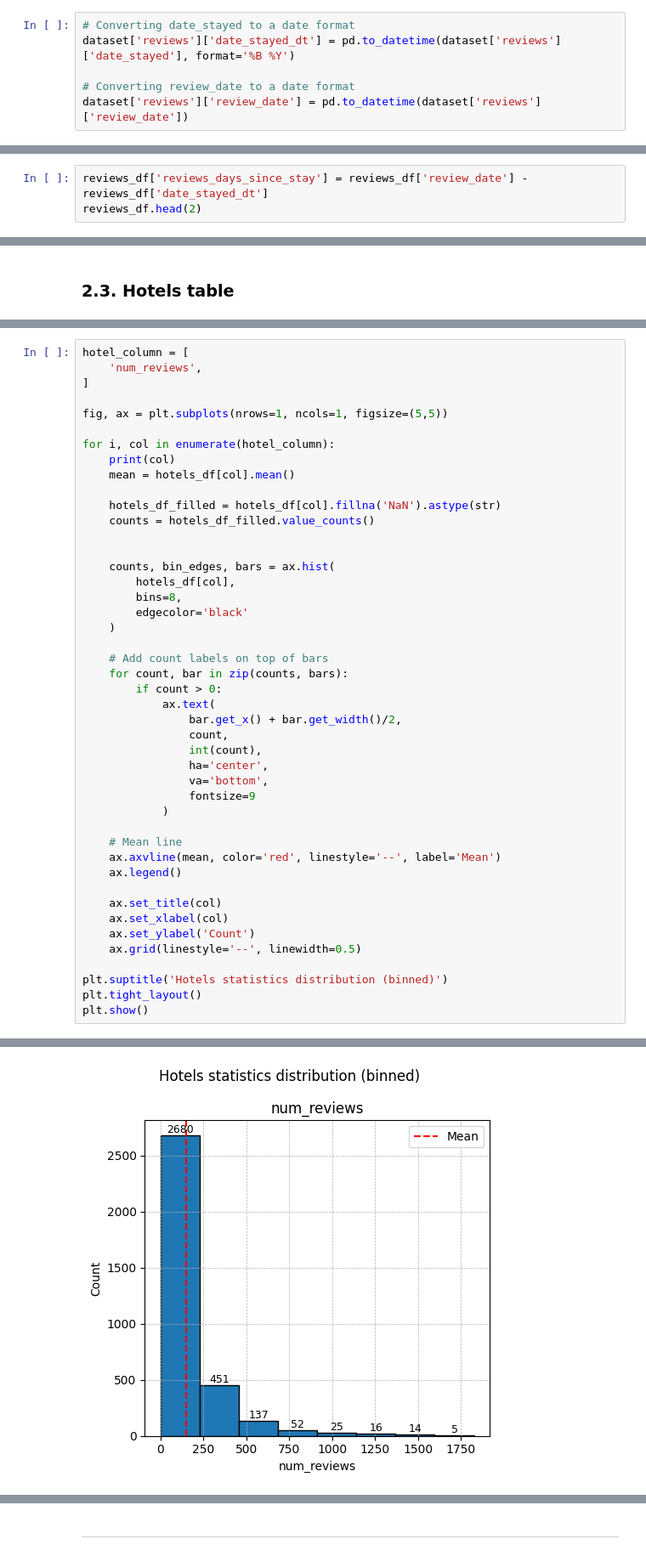
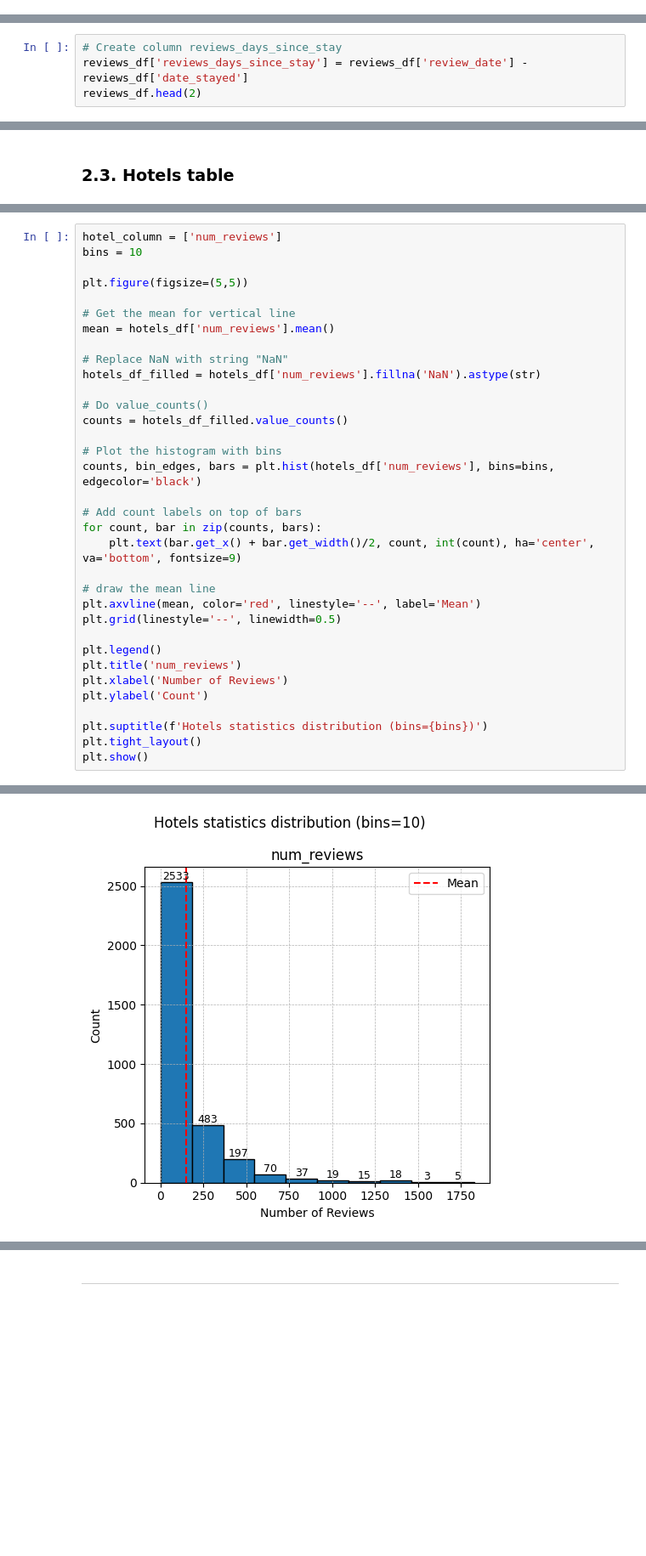
Before and after one commit to nadiavictoria/IS512-Hotel-Analytics, a Jupyter notebook: notebooks/02_exploratory_analysis.ipynb, the cells around one changed output, grey strips where cells are left out. Shown at 85% size. Saved outputs shown, nothing was run; the diff lists cells and outputs as text; blank space fills up the shorter version.

```diff
--- a/notebooks/02_exploratory_analysis.ipynb
+++ b/notebooks/02_exploratory_analysis.ipynb
@@ -105,6 +138,0 @@ These are some notable warnings that I noticed:
-# %%
-# Converting date_stayed to a date format
-dataset['reviews']['date_stayed_dt'] = pd.to_datetime(dataset['reviews']['date_stayed'], format='%B %Y')
-
-# Converting review_date to a date format
-dataset['reviews']['review_date'] = pd.to_datetime(dataset['reviews']['review_date'])
@@ -151,5 +168,6 @@ Now that the data date is valid, we can add new feature called 'review_days_sinc
 # %%
-reviews_df['reviews_days_since_stay'] = reviews_df['review_date'] - reviews_df['date_stayed_dt']
+# Create column reviews_days_since_stay
+reviews_df['reviews_days_since_stay'] = reviews_df['review_date'] - reviews_df['date_stayed']
 reviews_df.head(2)
 # %% [output]
 |  | title | text | date_stayed | hotel_id | num_helpful_votes | review_date | review_id | via_mobile | ... |
@@ -566,46 +611,35 @@ hotels_df.describe()
 # %%
-hotel_column = [
-    'num_reviews',
-]
+hotel_column = ['num_reviews']
+bins = 10
 
-fig, ax = plt.subplots(nrows=1, ncols=1, figsize=(5,5))
+plt.figure(figsize=(5,5))
 
-for i, col in enumerate(hotel_column):
-    print(col)
-    mean = hotels_df[col].mean()
+# Get the mean for vertical line
+mean = hotels_df['num_reviews'].mean()
 
-    hotels_df_filled = hotels_df[col].fillna('NaN').astype(str)
-    counts = hotels_df_filled.value_counts()
+# Replace NaN with string "NaN"
+hotels_df_filled = hotels_df['num_reviews'].fillna('NaN').astype(str)
 
+# Do value_counts()
+counts = hotels_df_filled.value_counts()
 
-    counts, bin_edges, bars = ax.hist(
-        hotels_df[col],
-        bins=8,
-        edgecolor='black'
-    )
+# Plot the histogram with bins
+counts, bin_edges, bars = plt.hist(hotels_df['num_reviews'], bins=bins, edgecolor='black')
 
-    # Add count labels on top of bars
-    for count, bar in zip(counts, bars):
-        if count > 0:
-            ax.text(
-                bar.get_x() + bar.get_width()/2,
-                count,
-                int(count),
-                ha='center',
-                va='bottom',
-                fontsize=9
-            )
+# Add count labels on top of bars
+for count, bar in zip(counts, bars):
+    plt.text(bar.get_x() + bar.get_width()/2, count, int(count), ha='center', va='bottom', fontsize=9)
 
-    # Mean line
-    ax.axvline(mean, color='red', linestyle='--', label='Mean')
-    ax.legend()
+# draw the mean line
+plt.axvline(mean, color='red', linestyle='--', label='Mean')
+plt.grid(linestyle='--', linewidth=0.5)
 
-    ax.set_title(col)
-    ax.set_xlabel(col)
-    ax.set_ylabel('Count')
-    ax.grid(linestyle='--', linewidth=0.5)
+plt.legend()
+plt.title('num_reviews')
+plt.xlabel('Number of Reviews')
+plt.ylabel('Count')
 
-plt.suptitle('Hotels statistics distribution (binned)')
+plt.suptitle(f'Hotels statistics distribution (bins={bins})')
 plt.tight_layout()
 plt.show()
 # %% [output]
@@ -613 +646 @@ num_reviews
-[figure, old version]
+[figure, new version]
```
Also changed, not shown: parts of 103 cells of this notebook.
